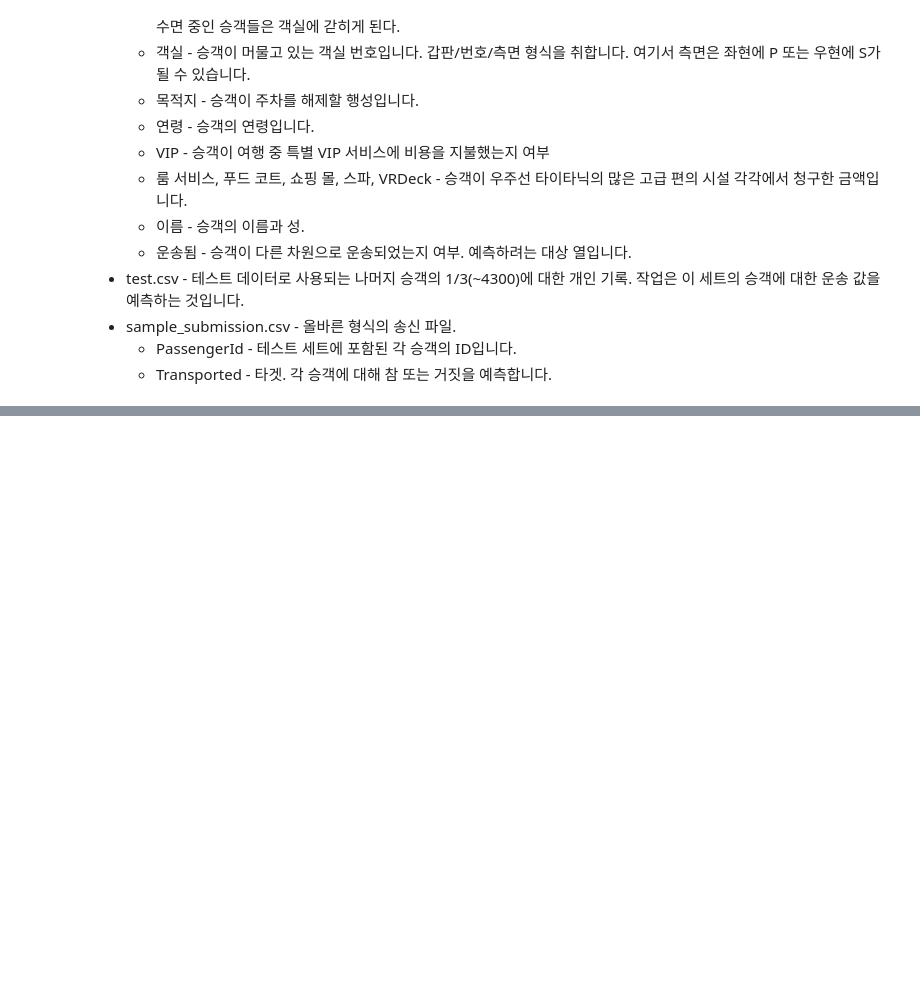
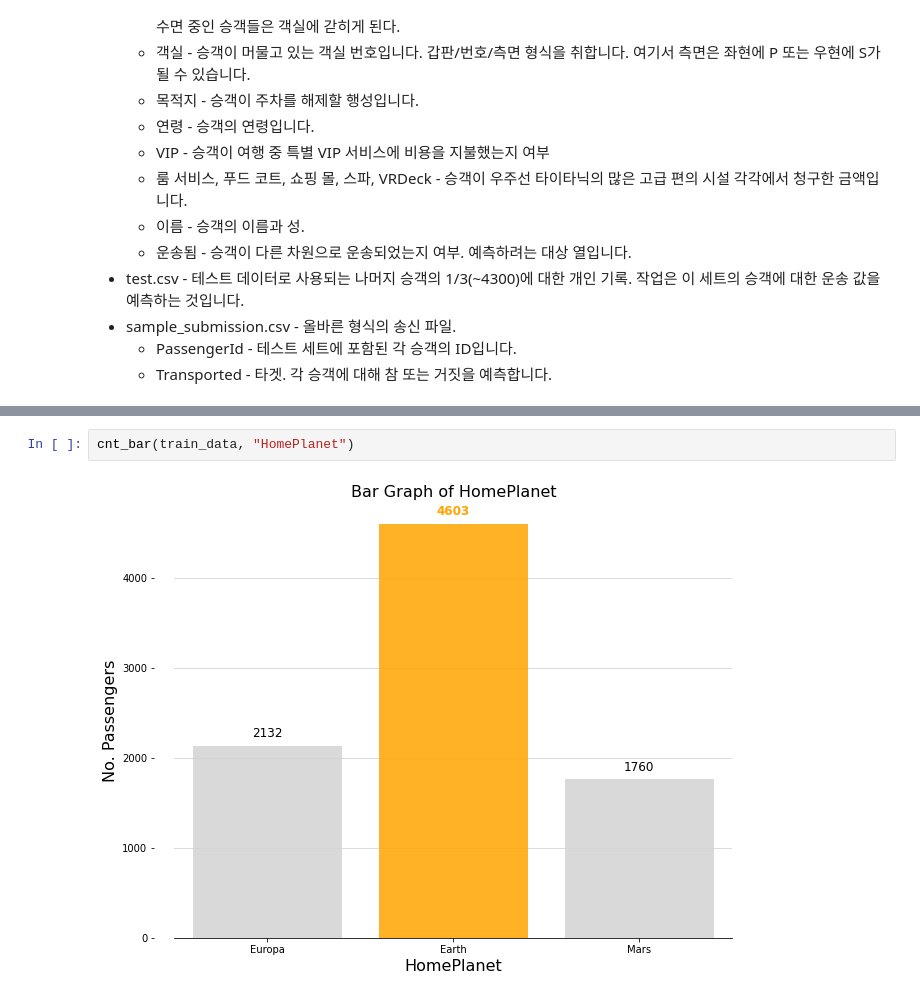
Before and after one commit to SiriN1234/kaggle_projcect, a Jupyter notebook: temporary-title.ipynb, the cells around one changed output, grey strips where cells are left out. Drawn from its saved outputs; the diff is of its cells as text; blank space fills up the shorter version.

```diff
--- a/temporary-title.ipynb
+++ b/temporary-title.ipynb
@@ -647,0 +287,4 @@ X_train, X_test, Y_train, Y_test = train_test_split(X, X, random_state = 15, tes
+# %%
+cnt_bar(train_data, "HomePlanet")
+# %% [output]
+[figure, added]
```
Also changed, not shown: parts of 161 cells of this notebook.
